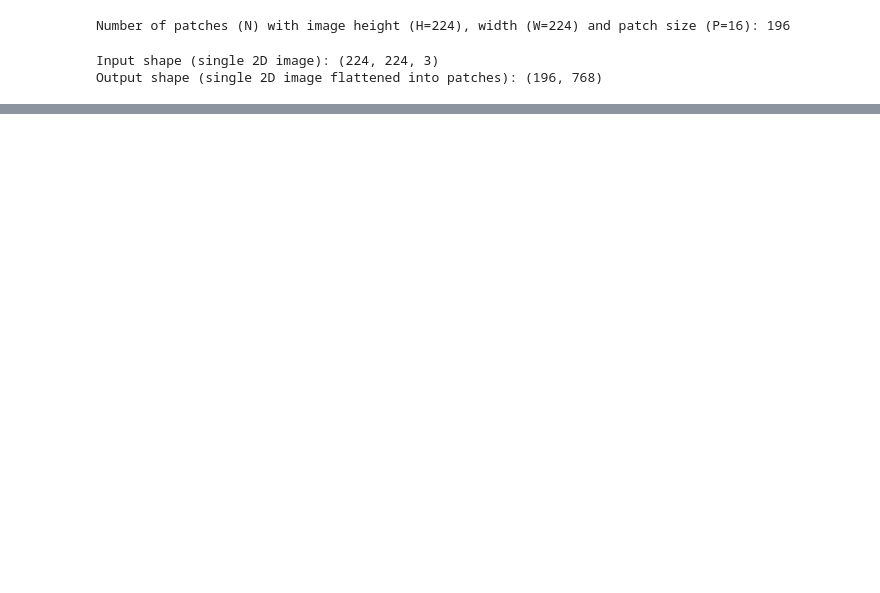
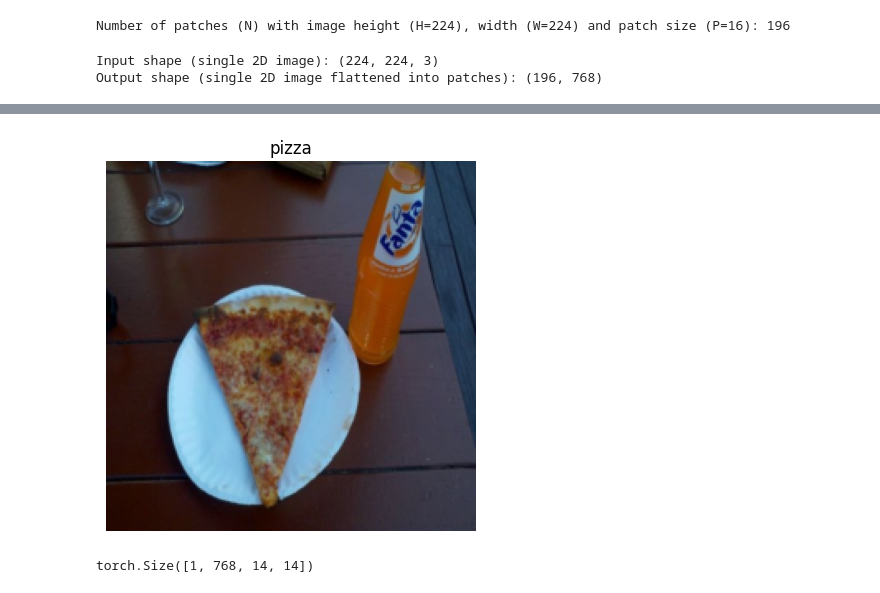
Before and after one commit to imanoop7/Pytorch, a Jupyter notebook: VIT_from_scratch.ipynb, the cells around one changed output, grey strips where cells are left out. Saved outputs shown, nothing was run; the diff lists cells and outputs as text; code cells hidden in the pictures; blank space fills up the shorter version.

```diff
--- a/VIT_from_scratch.ipynb
+++ b/VIT_from_scratch.ipynb
@@ -213,0 +227,13 @@ Patch size: 16 pixels x 16 pixels
+# %%
+# View single image
+plt.imshow(image.permute(1, 2, 0)) # adjust for matplotlib
+plt.title(class_names[label])
+plt.axis(False);
+# %% [output]
+[figure, added]
+# %%
+# Pass the image through the convolutional layer
+image_out_of_conv = conv2d(image.unsqueeze(0)) # add a single batch dimension (height, width, color_channels) -> (batch, height, width, color_channels)
+print(image_out_of_conv.shape)
+# %% [output]
+torch.Size([1, 768, 14, 14])
```
Also changed, not shown: parts of 14 cells of this notebook.
